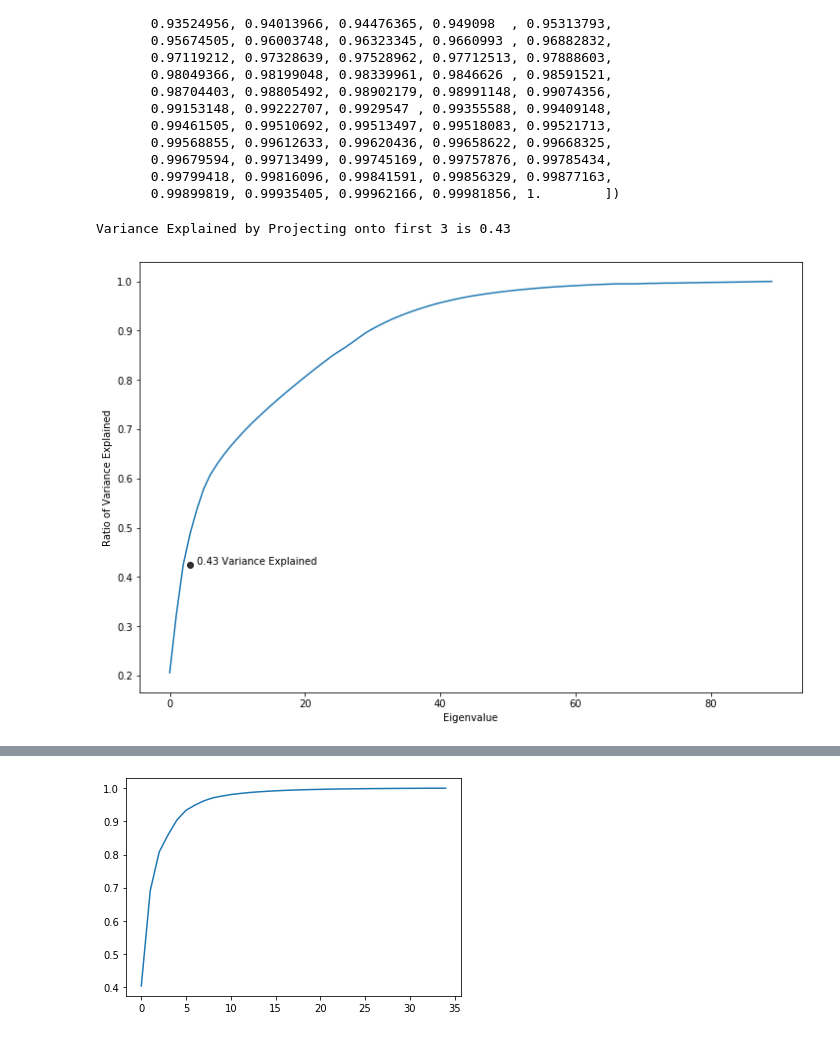
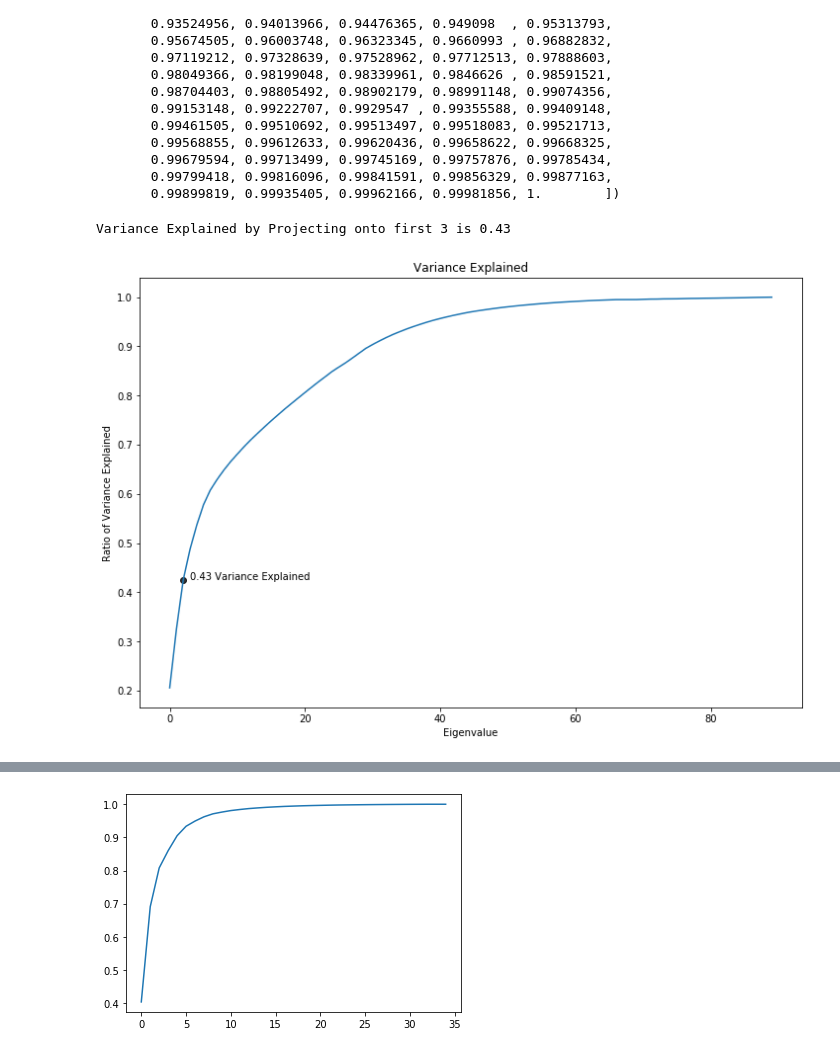
Before and after one commit to dustinak80/Deep_Learning, a Jupyter notebook: Copy_of_MATH6373_HW2_Duong.ipynb, the cells around one changed output, grey strips where cells are left out. Drawn from its saved outputs; the diff is of its cells as text; code cells hidden in the pictures.

```diff
--- a/Copy_of_MATH6373_HW2_Duong.ipynb
+++ b/Copy_of_MATH6373_HW2_Duong.ipynb
@@ -813,14 +903,15 @@ array([0.20602536, 0.32595281, 0.42523908, 0.48742804, 0.53671859,
 # %%
 fig, ax = plt.subplots(figsize = (12,8))
 ax.plot(H_ratio)
-ax.scatter(3, H_ratio[2], c = 'black', alpha = .8)
+ax.scatter(2, H_ratio[2], c = 'black', alpha = .8)
 ax.set_xlabel('Eigenvalue')
 ax.set_ylabel('Ratio of Variance Explained')
-ax.text(x = 4, y = H_ratio[2], s = '{} Variance Explained'.format(round(H_ratio[2],2)))
+ax.text(x = 3, y = H_ratio[2], s = '{} Variance Explained'.format(round(H_ratio[2],2)))
+ax.set_title('Variance Explained')
 
 print('Variance Explained by Projecting onto first 3 is {}'.format(round(H_ratio[2],2)))
 # %% [output]
 Variance Explained by Projecting onto first 3 is 0.43
-[figure, old version]
+[figure, new version]
 # %%
 #Project
```
Also changed, not shown: parts of 28 cells of this notebook.
